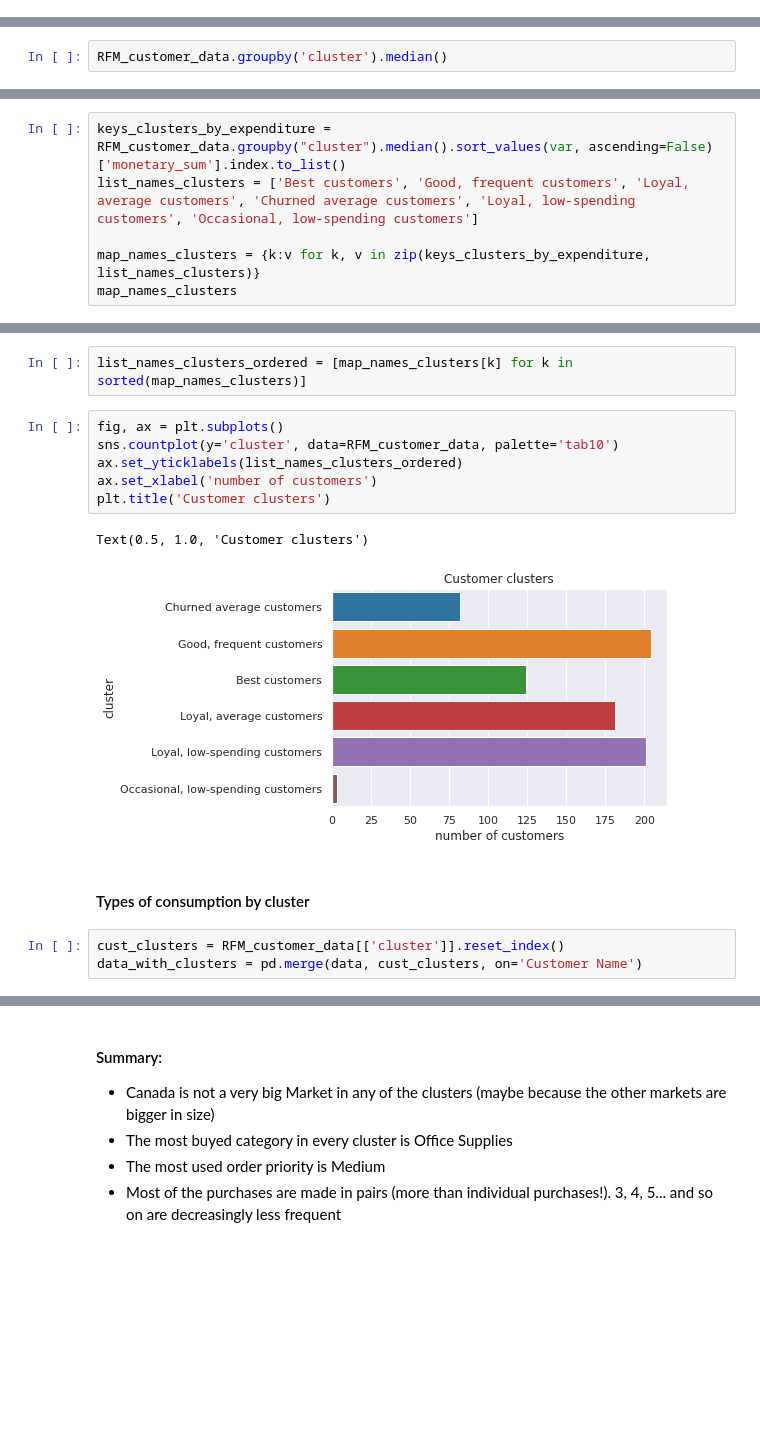
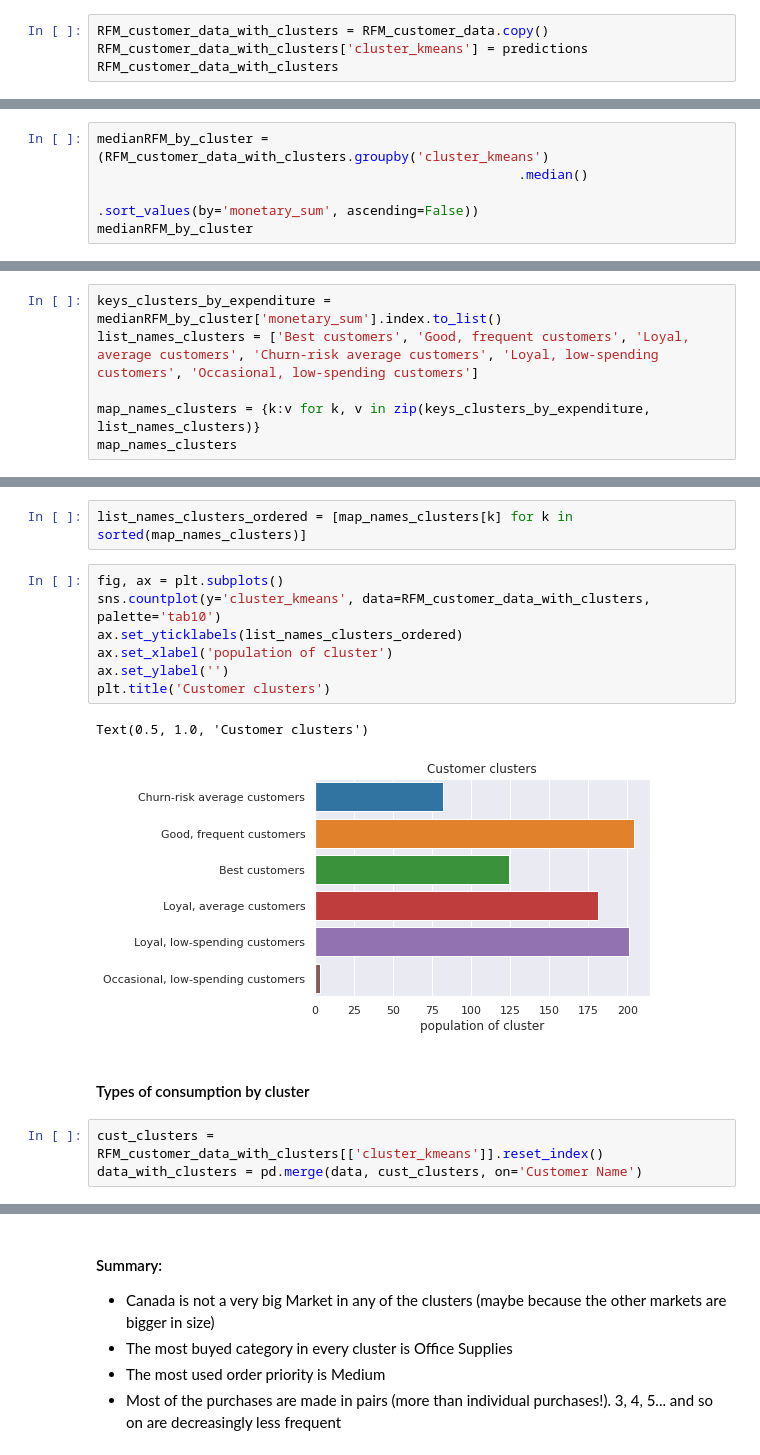
Before and after one commit to AntoniaVillarino/customer_segmentation, a Jupyter notebook: 2.Customer_segmentation.ipynb, the cells around one changed output, grey strips where cells are left out. Cells and saved outputs as stored; diff of their text form; blank space fills up the shorter version.

```diff
--- a/2.Customer_segmentation.ipynb
+++ b/2.Customer_segmentation.ipynb
@@ -184,3 +190,7 @@ k = 6
 k_means = KMeans(k, random_state=42)
 k_means.fit(RFM_customer_data_scaled)
 predictions = k_means.predict(RFM_customer_data_scaled)
+# %%
+RFM_customer_data_with_clusters = RFM_customer_data.copy()
+RFM_customer_data_with_clusters['cluster_kmeans'] = predictions
+RFM_customer_data_with_clusters
@@ -247,6 +247,9 @@ sns.pairplot(RFM_customer_data, hue='cluster', palette='tab10')
 # %% [markdown]
 ### Making sense of the resulting clusters
 # %%
-RFM_customer_data.groupby('cluster').median()
+medianRFM_by_cluster = (RFM_customer_data_with_clusters.groupby('cluster_kmeans')
+                                                      .median()
+                                                      .sort_values(by='monetary_sum', ascending=False))
+medianRFM_by_cluster
 # %% [output]
 |  | recency | frequency | monetary_mean | monetary_sum |
@@ -281,6 +285,6 @@ There are 5 groups, ordered by the money they spent so far:
 # %%
-keys_clusters_by_expenditure = RFM_customer_data.groupby("cluster").median().sort_values(var, ascending=False)['monetary_sum'].index.to_list()
-list_names_clusters = ['Best customers', 'Good, frequent customers', 'Loyal, average customers', 'Churned average customers', 'Loyal, low-spending customers', 'Occasional, low-spending customers']
+keys_clusters_by_expenditure = medianRFM_by_cluster['monetary_sum'].index.to_list()
+list_names_clusters = ['Best customers', 'Good, frequent customers', 'Loyal, average customers', 'Churn-risk average customers', 'Loyal, low-spending customers', 'Occasional, low-spending customers']
 
 map_names_clusters = {k:v for k, v in zip(keys_clusters_by_expenditure, list_names_clusters)}
 map_names_clusters
@@ -297,17 +301,18 @@ map_names_clusters
 list_names_clusters_ordered = [map_names_clusters[k] for k in sorted(map_names_clusters)]
 # %%
 fig, ax = plt.subplots()
-sns.countplot(y='cluster', data=RFM_customer_data, palette='tab10')
+sns.countplot(y='cluster_kmeans', data=RFM_customer_data_with_clusters, palette='tab10')
 ax.set_yticklabels(list_names_clusters_ordered)
-ax.set_xlabel('number of customers')
+ax.set_xlabel('population of cluster')
+ax.set_ylabel('')
 plt.title('Customer clusters')
 # %% [output]
 Text(0.5, 1.0, 'Customer clusters')
-[figure, old version]
+[figure, new version]
 # %% [markdown]
 #### Types of consumption by cluster
 # %%
-cust_clusters = RFM_customer_data[['cluster']].reset_index()
+cust_clusters = RFM_customer_data_with_clusters[['cluster_kmeans']].reset_index()
 data_with_clusters = pd.merge(data, cust_clusters, on='Customer Name')
 # %%
 list_of_vars_to_compare = ['Segment', 'Market', 'Category', 'Order Priority', 'Quantity']
```
Also changed, not shown: parts of 16 cells of this notebook.
